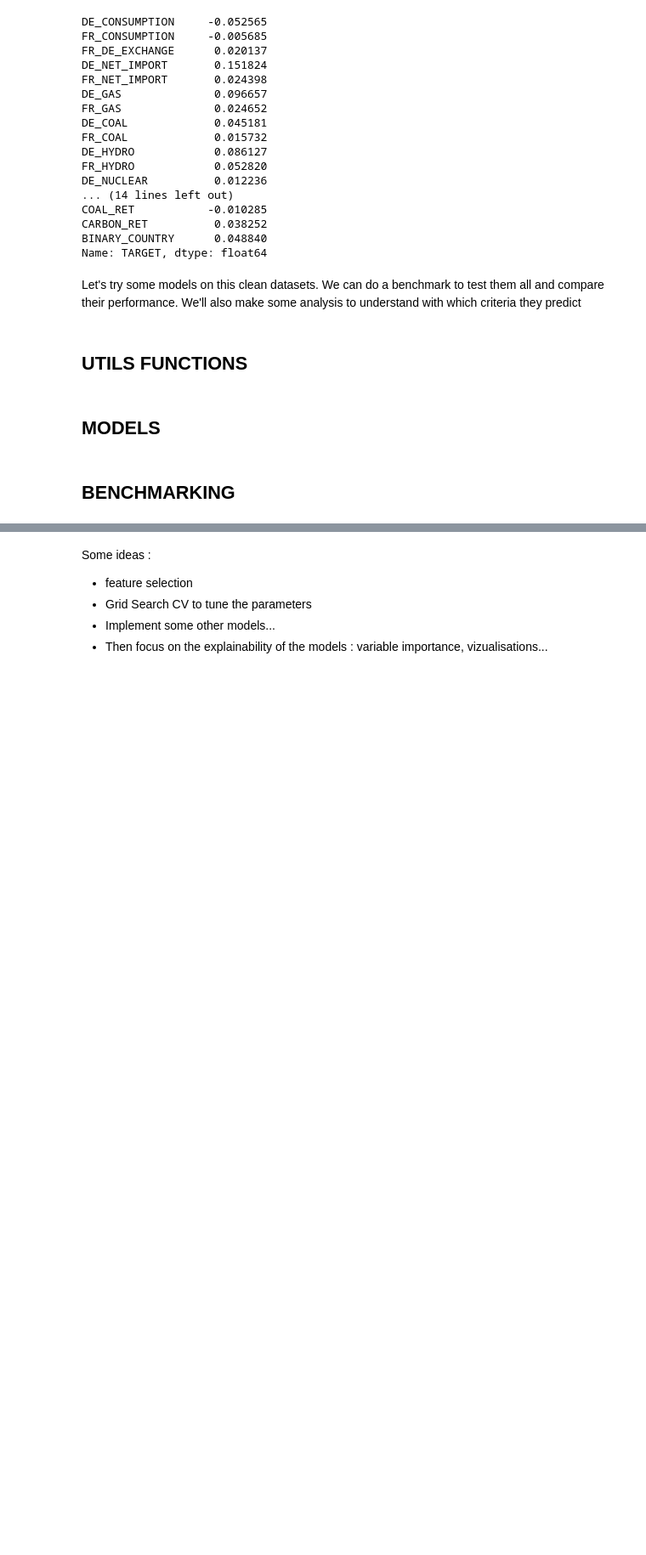
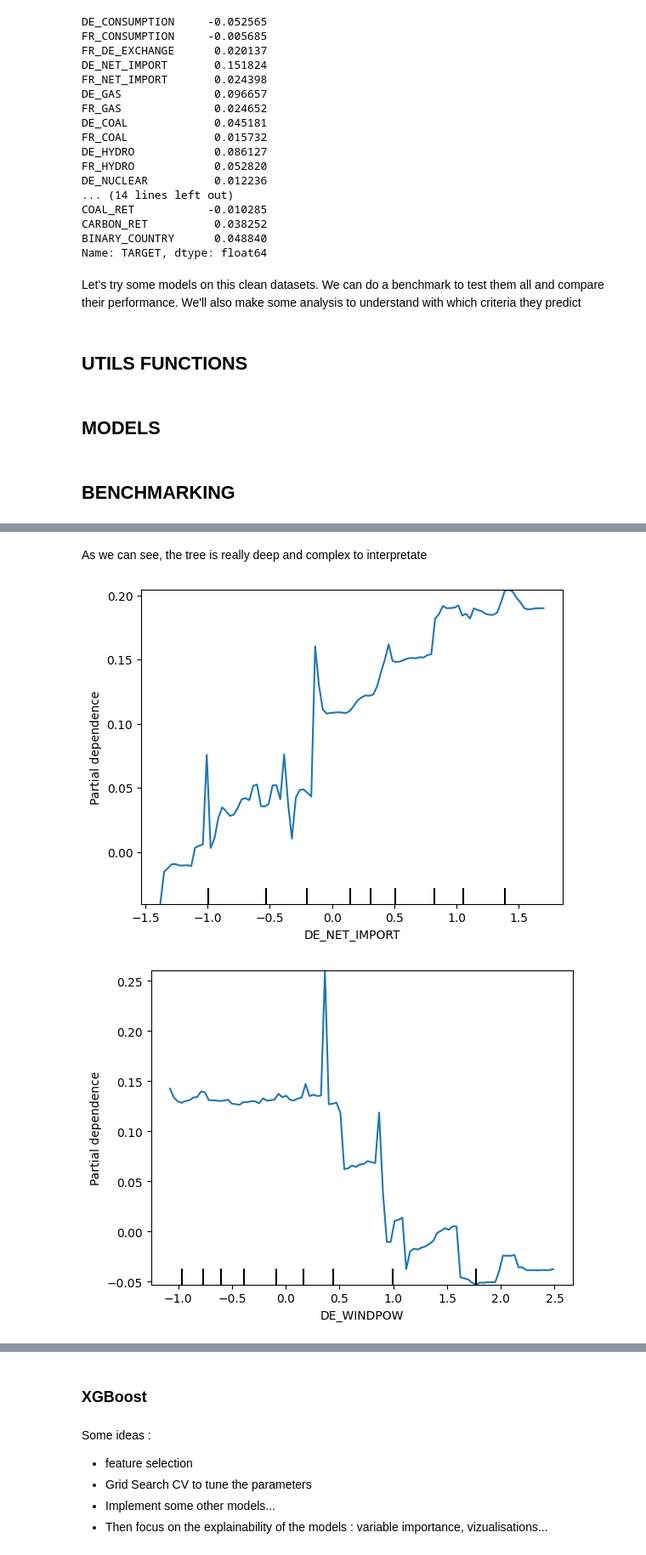
Before and after one commit to hugothevenet/EL_project, a Jupyter notebook: notebooks/main_notebook.ipynb, the cells around one changed output, grey strips where cells are left out. Shown: that part at 85% size. Saved outputs shown, nothing was run; the diff lists cells and outputs as text; code cells hidden in the pictures; blank space fills up the shorter version.

```diff
--- a/notebooks/main_notebook.ipynb
+++ b/notebooks/main_notebook.ipynb
@@ -278,0 +359,14 @@ results_df
+# %% [markdown]
+As we can see, the tree is really deep and complex to interpretate
+# %%
+from sklearn.inspection import plot_partial_dependence
+
+# Choose a feature
+list_features = ["DE_NET_IMPORT", "DE_WINDPOW", "DE_RESIDUAL_LOAD"]
+
+# Plot PDP
+for feature in list_features:
+    plot_partial_dependence(model, X_train_clean, [feature])
+# %% [output]
+[figure, added]
+[figure, added]
@@ -279,3 +374,5 @@ results_df
+# %% [markdown]
+### XGBoost
 # %% [markdown]
 Some ideas :
 - feature selection
```
Also changed, not shown: parts of 11 cells of this notebook.
